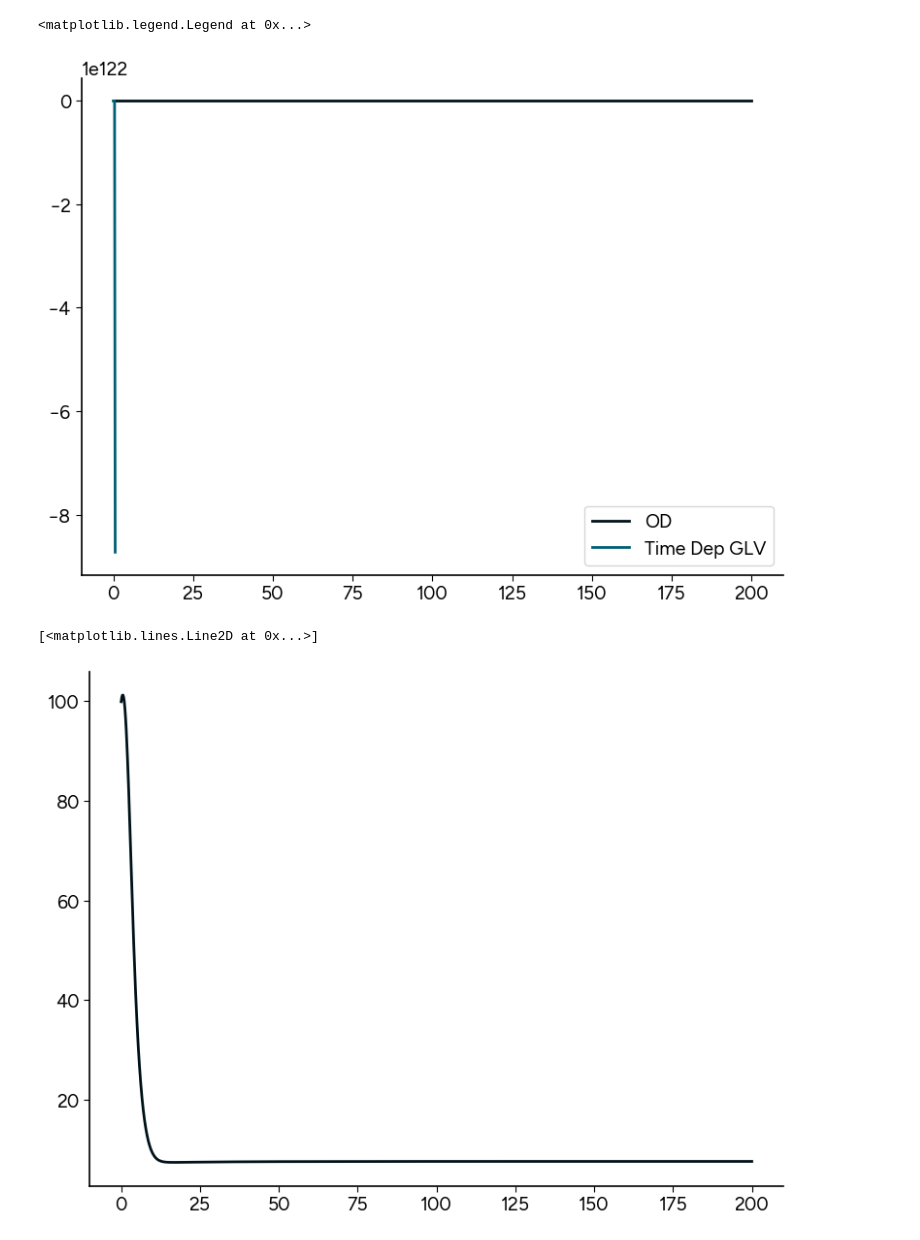
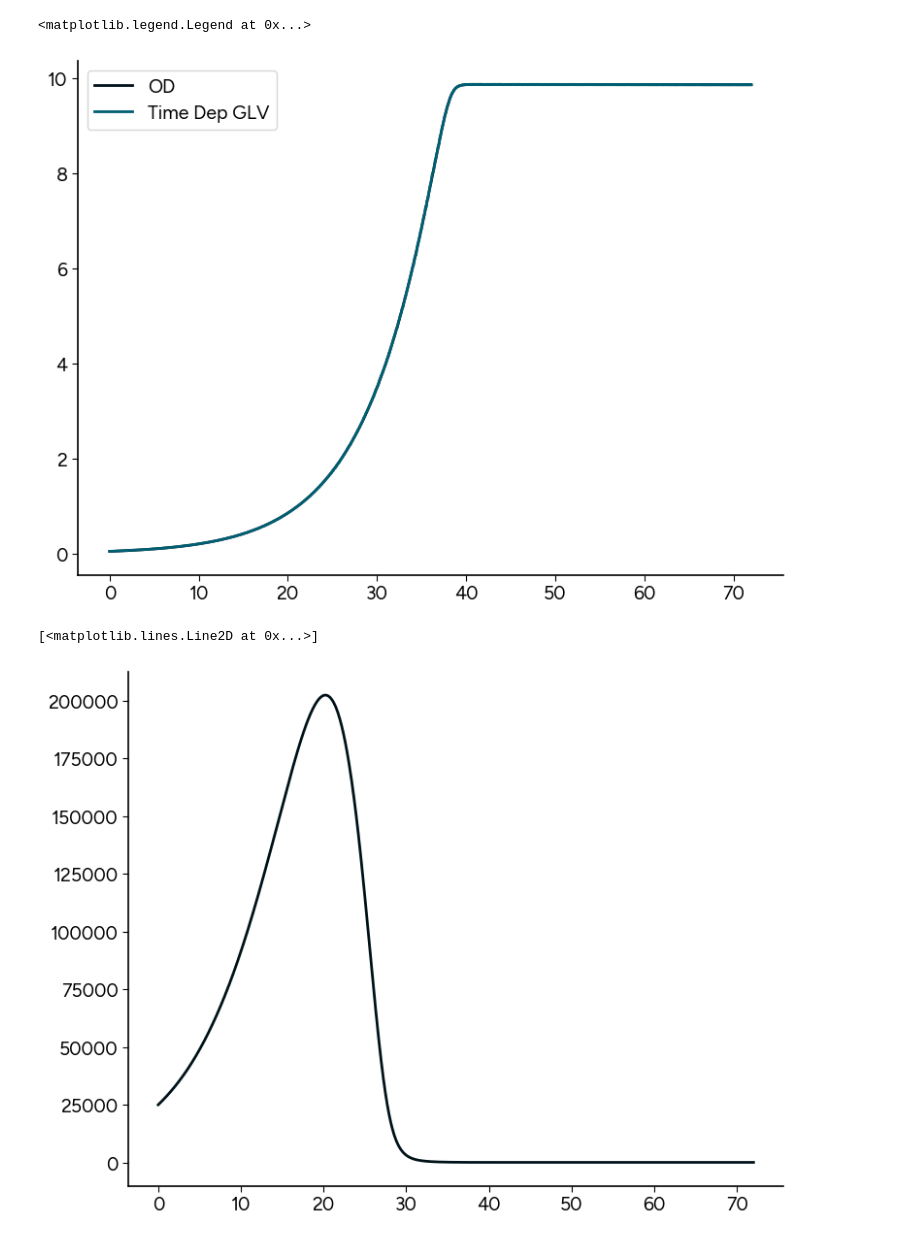
Before and after one commit to prajwalp/OE-dilutions, a Jupyter notebook: one_species_one_resource.ipynb, the cells around one changed output. Cells and saved outputs as stored; diff of their text form; code cells hidden in the pictures.

```diff
--- a/one_species_one_resource.ipynb
+++ b/one_species_one_resource.ipynb
@@ -16,15 +16,15 @@ def chemostat_dynamics(t,y,args):
 
     return np.array([dn,dc])
 # %%
-mu = 0.703
+mu = 0.2
 delta = 0.05
-k = 7.721
-s = 10
+k = 4
+s = 100
 yiel = 0.1
 # %%
 initialn = 0.05
 initialc = s
-teval = np.linspace(0,200,1000)
+teval = np.linspace(0,72,1000)
 # %%
 soln_n = integrate.solve_ivp(chemostat_dynamics, (0,teval[-1]), [initialn,initialc], args=((mu,k,yiel,delta,s),), t_eval=teval)
 # %%
@@ -217,6 +131,8 @@ mu,k,yiel,delta,s
 # %%
 @njit
-def timeDepGLV(t,y,g,alpha):
+def timeDepGLV(t,y,gTime,alphaTime):
+    indexT = np.where(teval >= t)[0][0]
+    g,alpha = gTime[indexT],alphaTime[indexT]
     return y*(g - alpha*y)
 # %%
 gTime = paramsApproxTimeTraj[:,0]
@@ -229,3 +145,5 @@ def rk4Integrator(func,t,y,dt,args):
     k3 = dt*func(t+dt/2,y+k2/2,*args)
     k4 = dt*func(t+dt,y+k3,*args)
     return y + (k1 + 2*k2 + 2*k3 + k4)/6
+# %%
+tineDependentGLV = integrate.solve_ivp(timeDepGLV,[0,teval[-1]],[initialn],args=(gTime,alphaTime),t_eval=teval)
@@ -238,16 +170,16 @@ for i in range(1,len(teval)):
     timeDepN[i] = rk4Integrator(timeDepGLV,teval[i-1],timeDepN[i-1],dt,(gTime[i-1],alphaTime[i-1]))
 # %%
 plt.plot(teval,soln_n.y[0],label="OD")
-plt.plot(teval,timeDepN,label="Time Dep GLV")
+plt.plot(teval,tineDependentGLV.y[0],label="Time Dep GLV")
 
 plt.legend()
 # %% [output]
 <matplotlib.legend.Legend at 0x...>
-[figure, old version]
+[figure, new version]
 # %%
 plt.plot(teval,gTime)
 # %% [output]
 [<matplotlib.lines.Line2D at 0x...>]
-[figure, old version]
+[figure, new version]
 # %%
 plt.plot(teval,-alphaTime)
```
Also changed, not shown: parts of 31 cells of this notebook, 7 other files.
